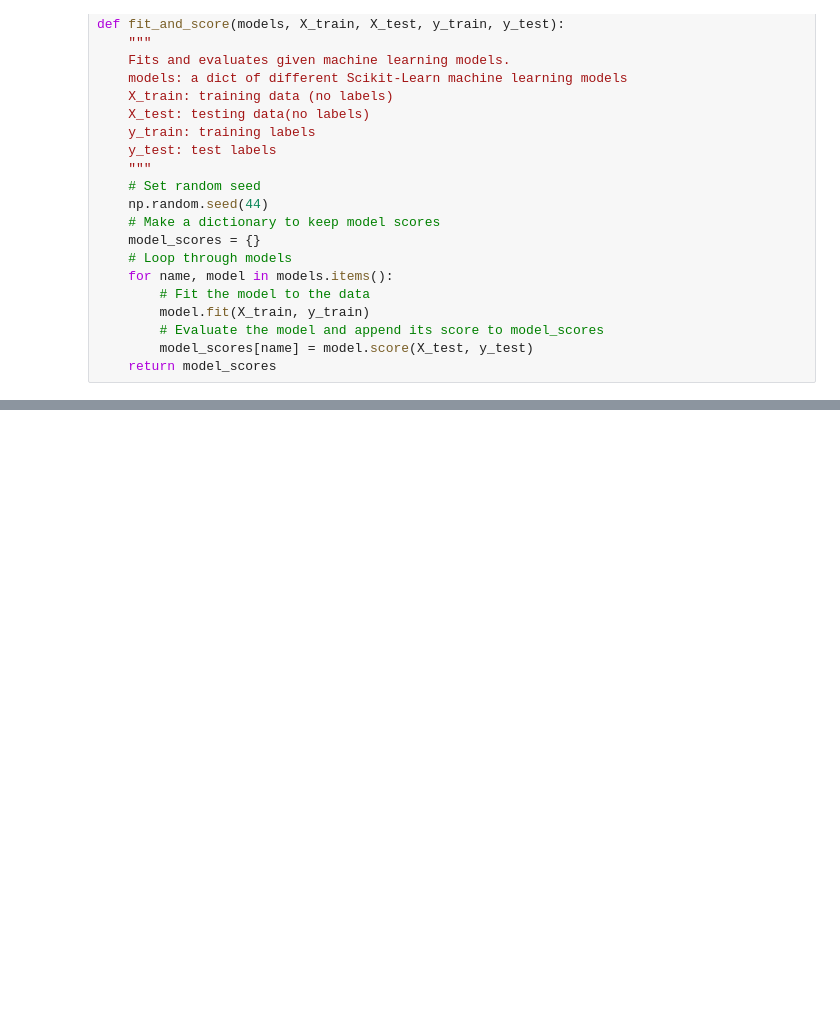
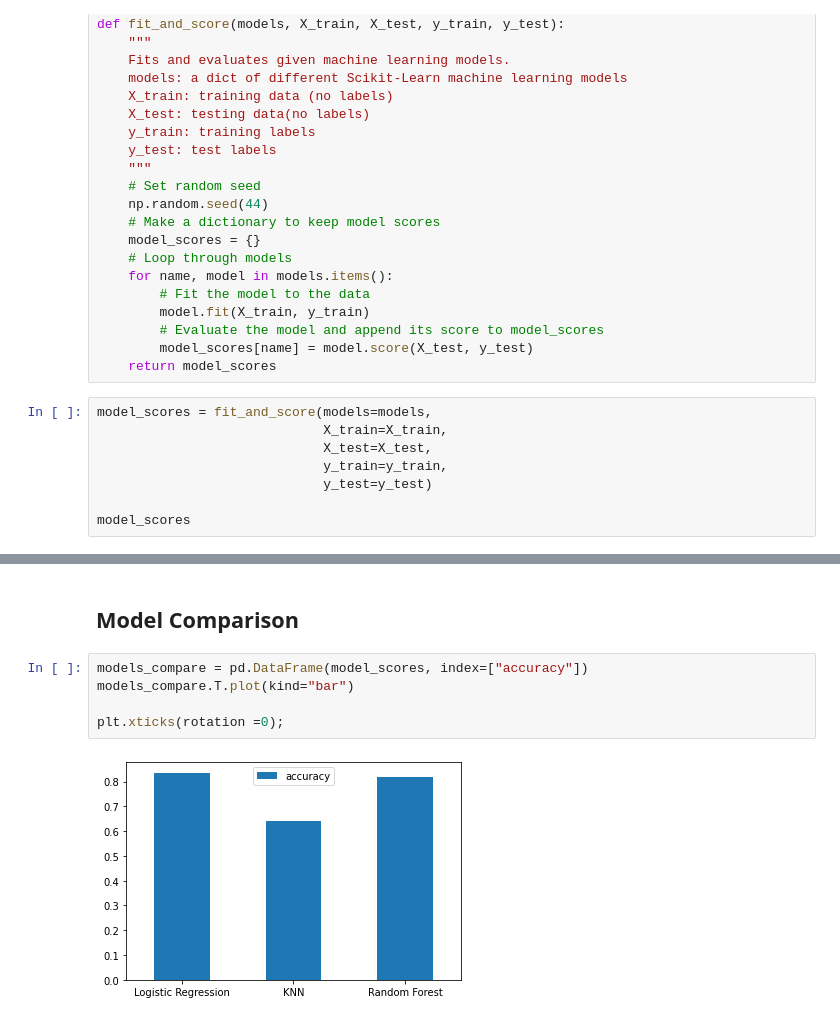
Before and after one commit to akshatz/heartDiseaseProject, a Jupyter notebook: heartDiseaseProject.ipynb, the cells around one changed output, grey strips where cells are left out. Drawn from its saved outputs; the diff is of its cells as text; blank space fills up the shorter version.

```diff
--- a/heartDiseaseProject.ipynb
+++ b/heartDiseaseProject.ipynb
@@ -394,3 +394,11 @@ def fit_and_score(models, X_train, X_test, y_train, y_test):
         # Evaluate the model and append its score to model_scores
         model_scores[name] = model.score(X_test, y_test)
     return model_scores
+# %%
+model_scores = fit_and_score(models=models,
+                             X_train=X_train,
+                             X_test=X_test,
+                             y_train=y_train,
+                             y_test=y_test)
+
+model_scores
@@ -396,0 +416,9 @@ def fit_and_score(models, X_train, X_test, y_train, y_test):
+# %% [markdown]
+## Model Comparison
+# %%
+models_compare = pd.DataFrame(model_scores, index=["accuracy"])
+models_compare.T.plot(kind="bar")
+
+plt.xticks(rotation =0);
+# %% [output]
+[figure, added]
```
Also changed, not shown: parts of 30 cells of this notebook.
